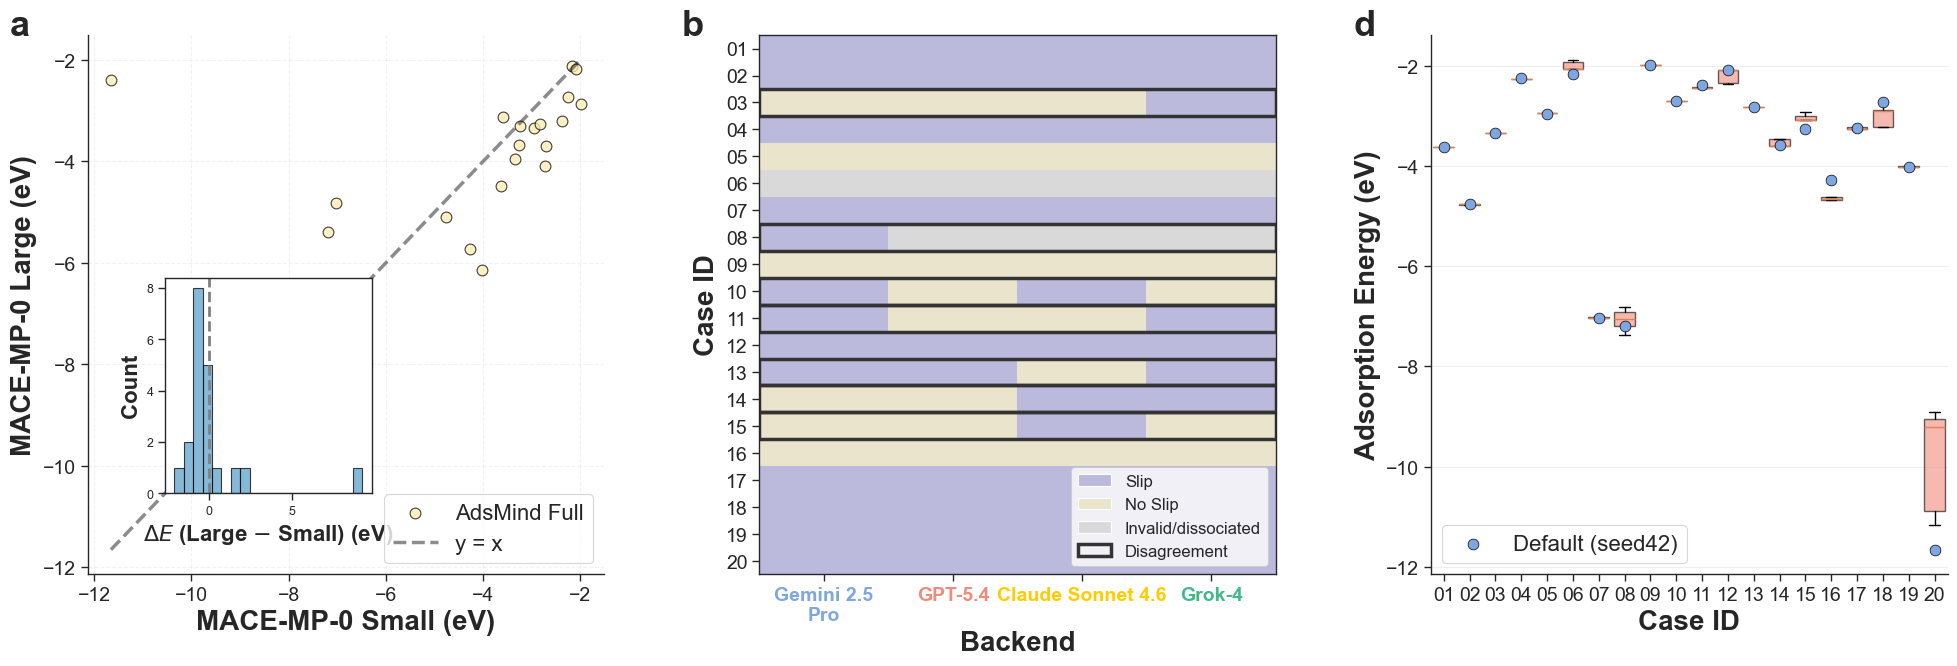
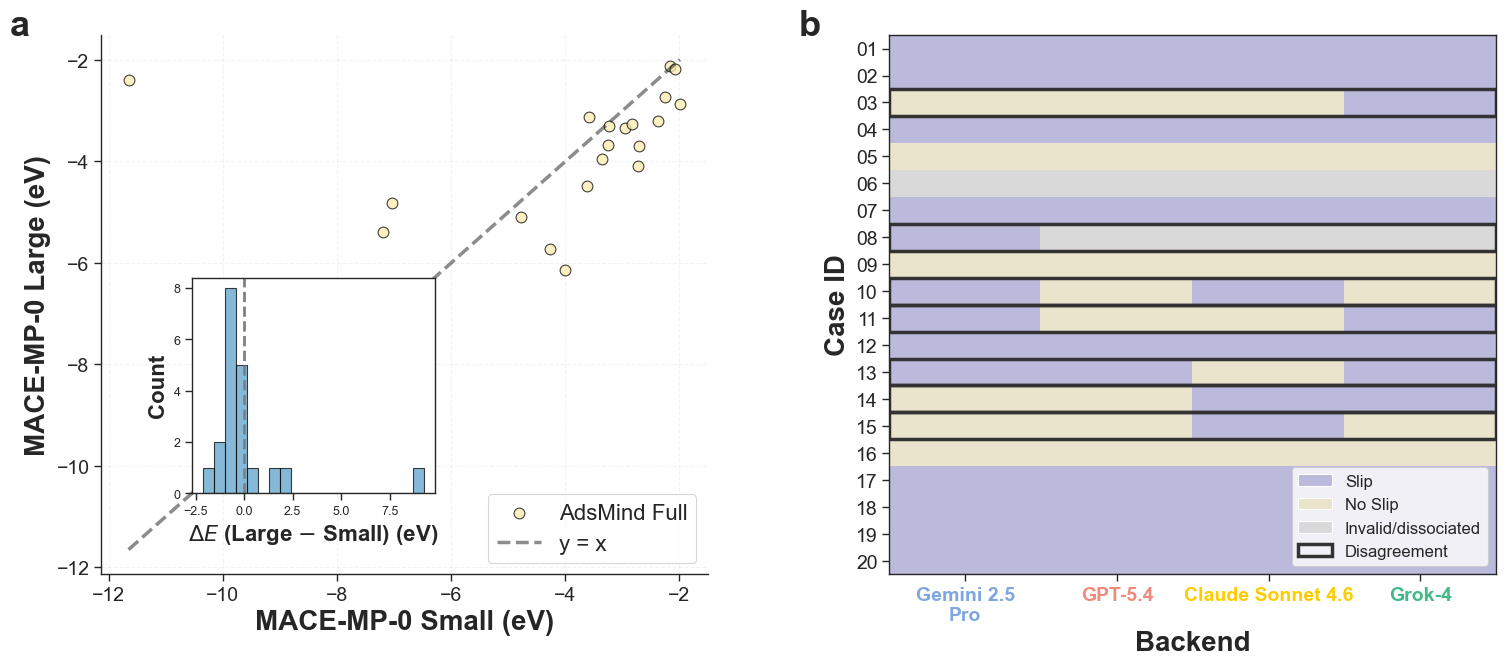
Code edit (unified diff) that turned the first committed figure into the second:
--- before
+++ after
@@ -1,8 +1,8 @@
 # ============================================================
-# SI FIGURE S1: 1×3 Stability Panels
+# SI FIGURE S1: 1×2 Stability Panels
 # ============================================================
 
-fig = plt.figure(figsize=(24, 7))
-gs = fig.add_gridspec(1, 3, hspace=0, wspace=0.3)
+fig = plt.figure(figsize=(18, 7))
+gs = fig.add_gridspec(1, 2, hspace=0, wspace=0.3)
 
 # ---- Panel (a): MACE Sensitivity (scatter + histogram inset) ----
@@ -87,26 +87,4 @@
 ax_b.text(-0.15, 1.0, 'b', transform=ax_b.transAxes, fontsize=26, fontweight='bold')
 
-# ---- Panel (d): Multi-Seed Reproducibility ----
-ax_d = fig.add_subplot(gs[0, 2])
-
-bp = ax_d.boxplot(case_data, positions=np.arange(len(case_data)), widths=0.8,
-                  patch_artist=True, showfliers=False)
-for patch in bp['boxes']:
-    patch.set_facecolor(colors[1])
-    patch.set_alpha(0.6)
-
-ax_d.scatter(np.arange(len(case_data)), ref_vals, color=colors[0], s=60,
-             zorder=5, label='Default (seed42)', edgecolors='black', linewidth=0.5)
-ax_d.set_xticks(np.arange(len(case_data)))
-ax_d.set_xticklabels(case_labels, fontsize=14)
-ax_d.tick_params(axis='x', labelsize=14)
-ax_d.tick_params(axis='y', labelsize=14)
-ax_d.set_xlabel('Case ID', fontsize=20, fontweight='bold')
-ax_d.set_ylabel('Adsorption Energy (eV)', fontsize=20, fontweight='bold')
-ax_d.legend(fontsize=16, loc='lower left')
-ax_d.grid(True, alpha=0.3, axis='y')
-despine(ax_d)
-ax_d.text(-0.15, 1.0, 'd', transform=ax_d.transAxes, fontsize=26, fontweight='bold')
-
 # ---- Save ----
 plt.savefig('./si_figure_S1_combined.png', dpi=300, bbox_inches='tight')

Commit: plot: modify notebooks according to meeting, and reorder the names